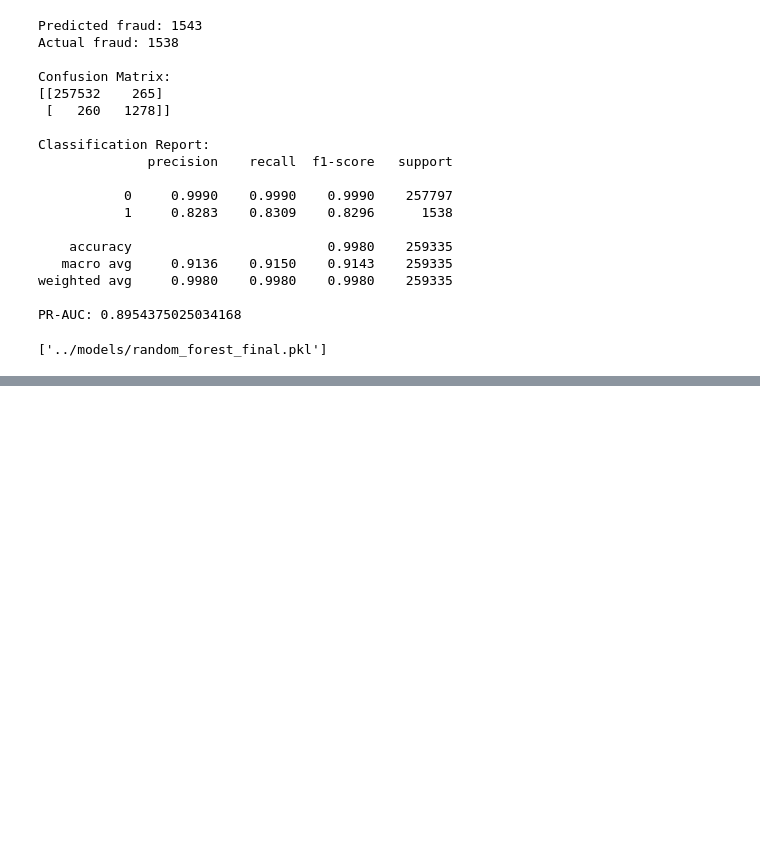
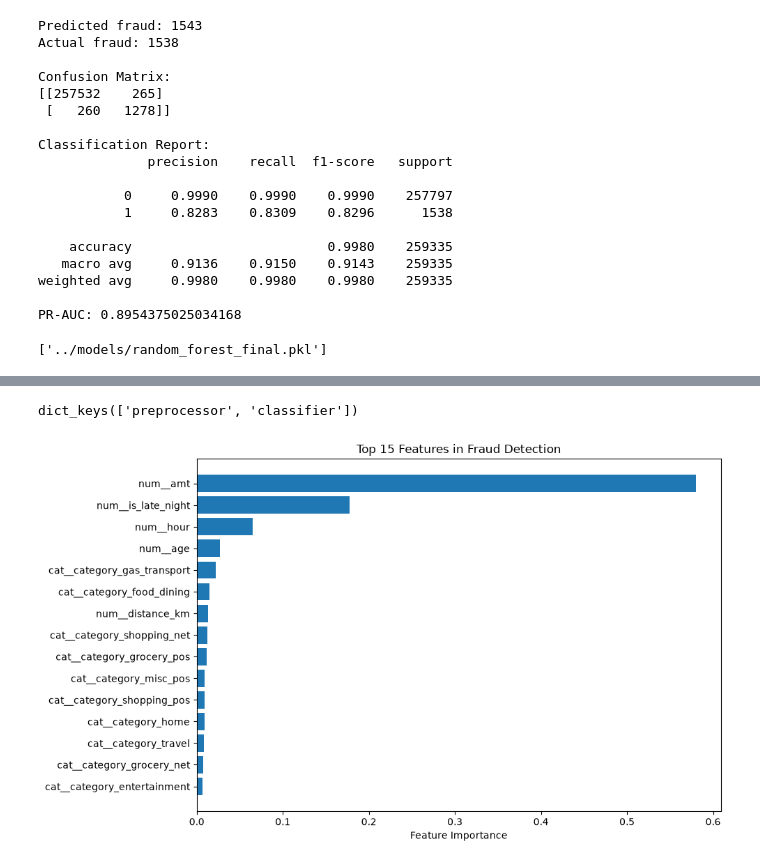
Before and after one commit to jy06210/fraud-detection-shadowing-project, a Jupyter notebook: notebooks/02_modeling.ipynb, the cells around one changed output, grey strips where cells are left out. Cells and saved outputs as stored; diff of their text form; code cells hidden in the pictures; blank space fills up the shorter version.

```diff
--- a/notebooks/02_modeling.ipynb
+++ b/notebooks/02_modeling.ipynb
@@ -1215,0 +1221,46 @@ joblib.dump(
+# %%
+import joblib
+
+final_rf = joblib.load("../models/random_forest_final.pkl")
+# %%
+print(final_rf.named_steps.keys())
+# %% [output]
+dict_keys(['preprocessor', 'classifier'])
+# %%
+import pandas as pd
+import matplotlib.pyplot as plt
+
+# Get the trained Random Forest
+rf = final_rf.named_steps["classifier"]
+
+# Get the feature names after preprocessing
+feature_names = final_rf.named_steps[
+    "preprocessor"
+].get_feature_names_out()
+
+# Match features to their importance scores
+importance_df = pd.DataFrame({
+    "Feature": feature_names,
+    "Importance": rf.feature_importances_
+})
+
+# Sort by importance
+importance_df = importance_df.sort_values(
+    "Importance", ascending=False
+)
+
+# Plot the top 15 features
+top_features = importance_df.head(15)
+
+plt.figure(figsize=(10, 6))
+plt.barh(
+    top_features["Feature"][::-1],
+    top_features["Importance"][::-1]
+)
+
+plt.title("Top 15 Features in Fraud Detection")
+plt.xlabel("Feature Importance")
+plt.tight_layout()
+plt.show()
+# %% [output]
+[figure, added]
```
Also changed, not shown: parts of 10 cells of this notebook, 1 other file.
